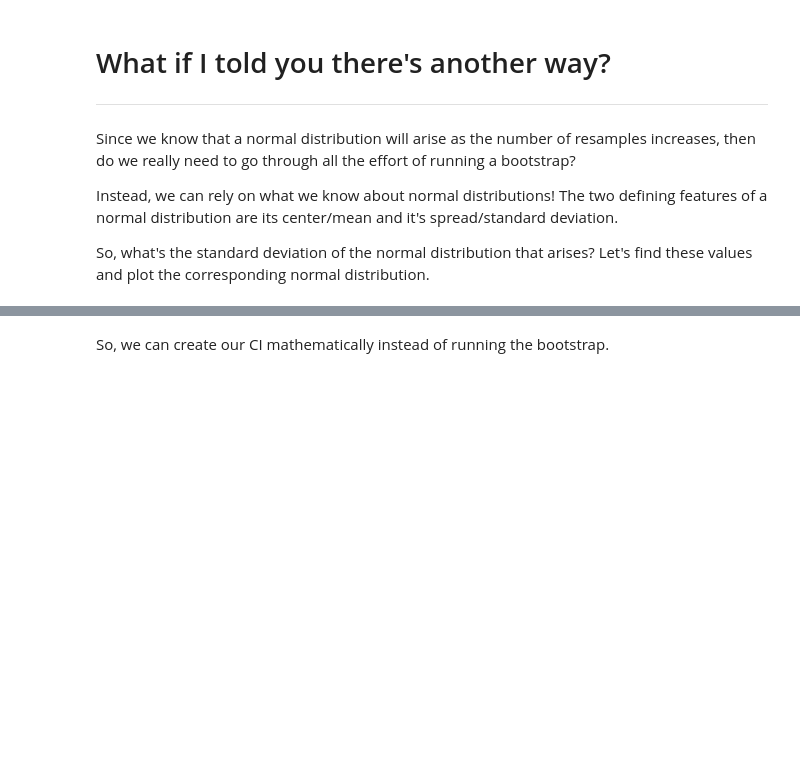
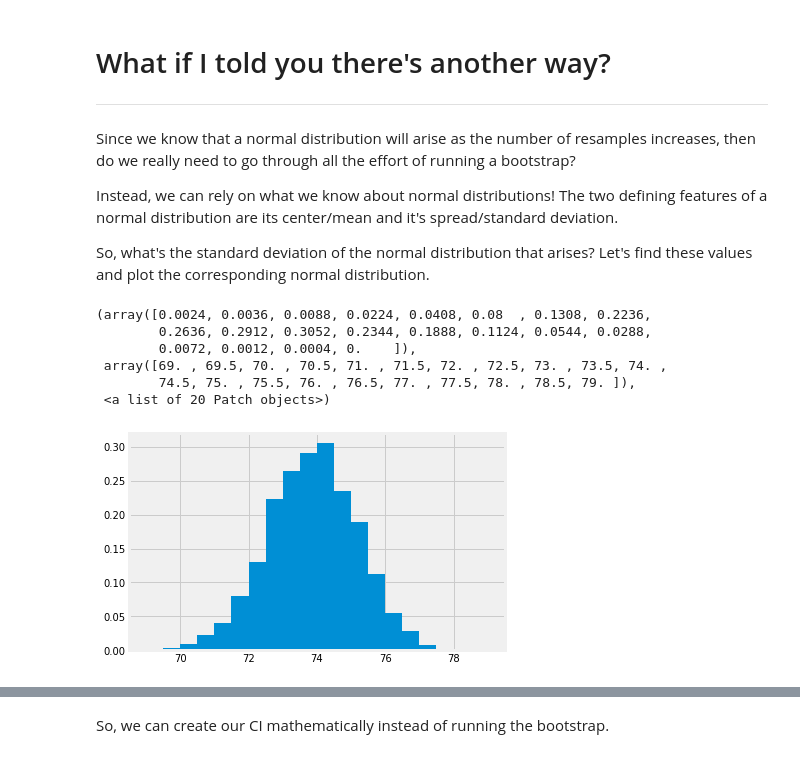
Before and after one commit to jemmott/DSC10-Sp20, a Jupyter notebook: Discussions/Week08/discussion.ipynb, the cells around one changed output, grey strips where cells are left out. Cells and saved outputs as stored; diff of their text form; code cells hidden in the pictures; blank space fills up the shorter version.

```diff
--- a/Discussions/Week08/discussion.ipynb
+++ b/Discussions/Week08/discussion.ipynb
@@ -226,4 +330,19 @@ Since we know that a normal distribution will arise as the number of resamples i
 Instead, we can rely on what we know about normal distributions!  The two defining features of a normal distribution are its center/mean and it's spread/standard deviation.
 
 So, what's the standard deviation of the normal distribution that arises? Let's find these values and plot the corresponding normal distribution.
+# %%
+# # Running a bootstrap again to get the distribution
+bootstrap_count = 5_000
+n = collected.shape[0]
+m = collected.get(MEASURE)
+resampled_means = np.array([m.iloc[np.random.choice(n,n)].mean() for i in range(5_000)])
+plt.hist(resampled_means, bins=get_bins(resampled_means, 0.5), density=True)
+# %% [output]
+(array([0.0024, 0.0036, 0.0088, 0.0224, 0.0408, 0.08  , 0.1308, 0.2236,
+        0.2636, 0.2912, 0.3052, 0.2344, 0.1888, 0.1124, 0.0544, 0.0288,
+        0.0072, 0.0012, 0.0004, 0.    ]),
+ array([69. , 69.5, 70. , 70.5, 71. , 71.5, 72. , 72.5, 73. , 73.5, 74. ,
+        74.5, 75. , 75.5, 76. , 76.5, 77. , 77.5, 78. , 78.5, 79. ]),
+ <a list of 20 Patch objects>)
+[figure, added]
 # %%
```
Also changed, not shown: parts of 34 cells of this notebook.
